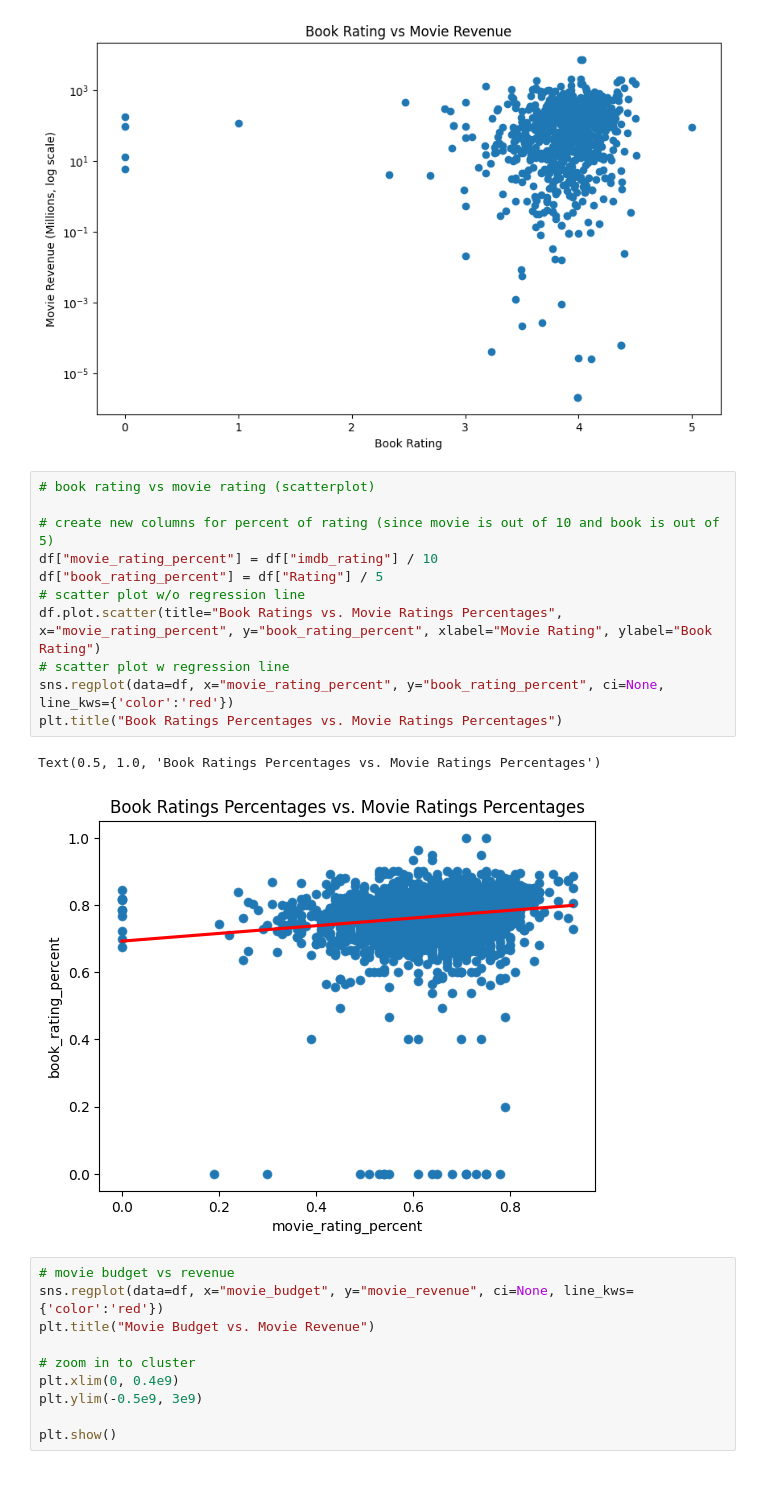
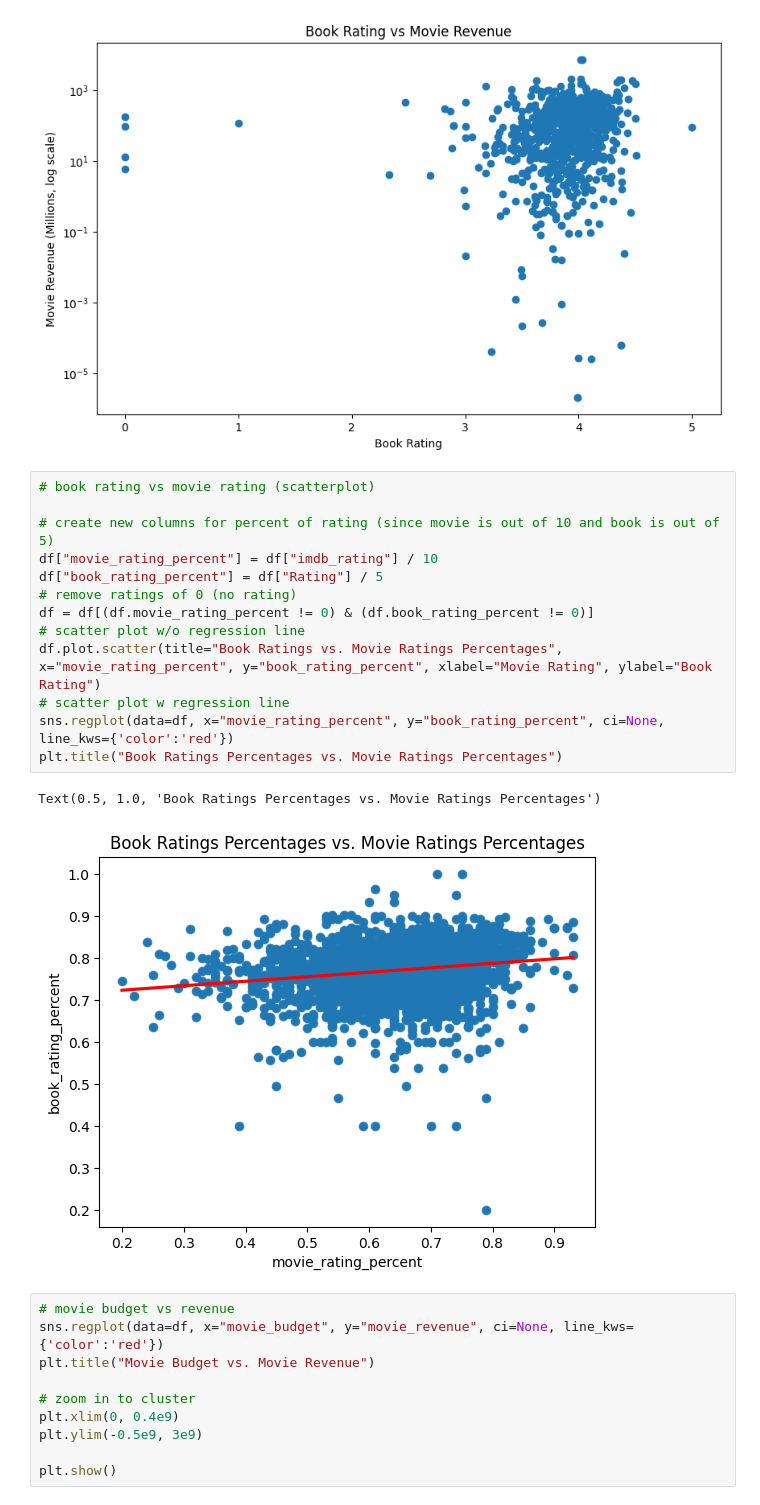
Before and after one commit to emilybae2025/Book-to-Film-Success-Prediction-Model, a Jupyter notebook: EDA.ipynb, the cells around one changed output. Cells and saved outputs as stored; diff of their text form.

```diff
--- a/EDA.ipynb
+++ b/EDA.ipynb
@@ -114,17 +114,19 @@ plt.show()
 # %%
 # book rating vs movie rating (scatterplot)
 
 # create new columns for percent of rating (since movie is out of 10 and book is out of 5)
 df["movie_rating_percent"] = df["imdb_rating"] / 10
 df["book_rating_percent"] = df["Rating"] / 5
+# remove ratings of 0 (no rating)
+df = df[(df.movie_rating_percent != 0) & (df.book_rating_percent != 0)]
 # scatter plot w/o regression line
 df.plot.scatter(title="Book Ratings vs. Movie Ratings Percentages", x="movie_rating_percent", y="book_rating_percent", xlabel="Movie Rating", ylabel="Book Rating")
 # scatter plot w regression line
 sns.regplot(data=df, x="movie_rating_percent", y="book_rating_percent", ci=None, line_kws={'color':'red'})
 plt.title("Book Ratings Percentages vs. Movie Ratings Percentages")
 # %% [output]
 Text(0.5, 1.0, 'Book Ratings Percentages vs. Movie Ratings Percentages')
-[figure, old version]
+[figure, new version]
 # %%
 # movie budget vs revenue
 sns.regplot(data=df, x="movie_budget", y="movie_revenue", ci=None, line_kws={'color':'red'})
```
Also changed, not shown: parts of 1 cell of this notebook.
